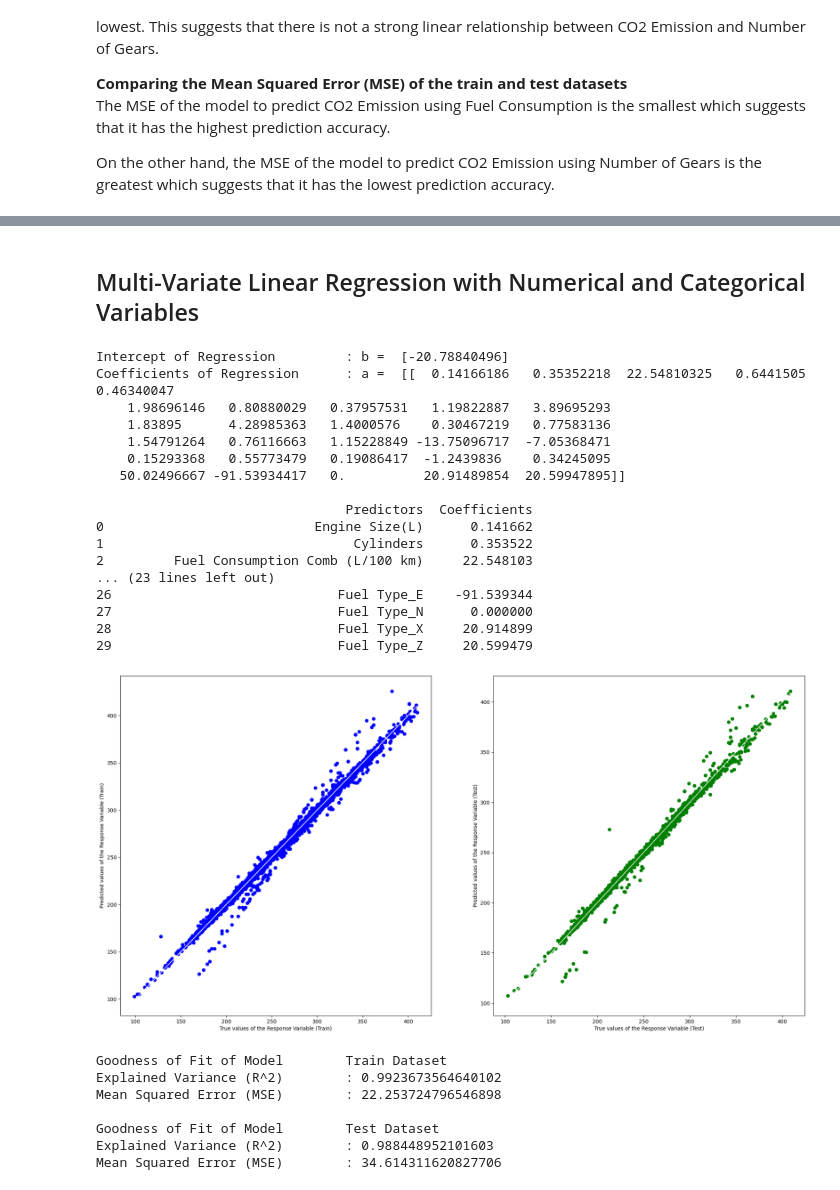
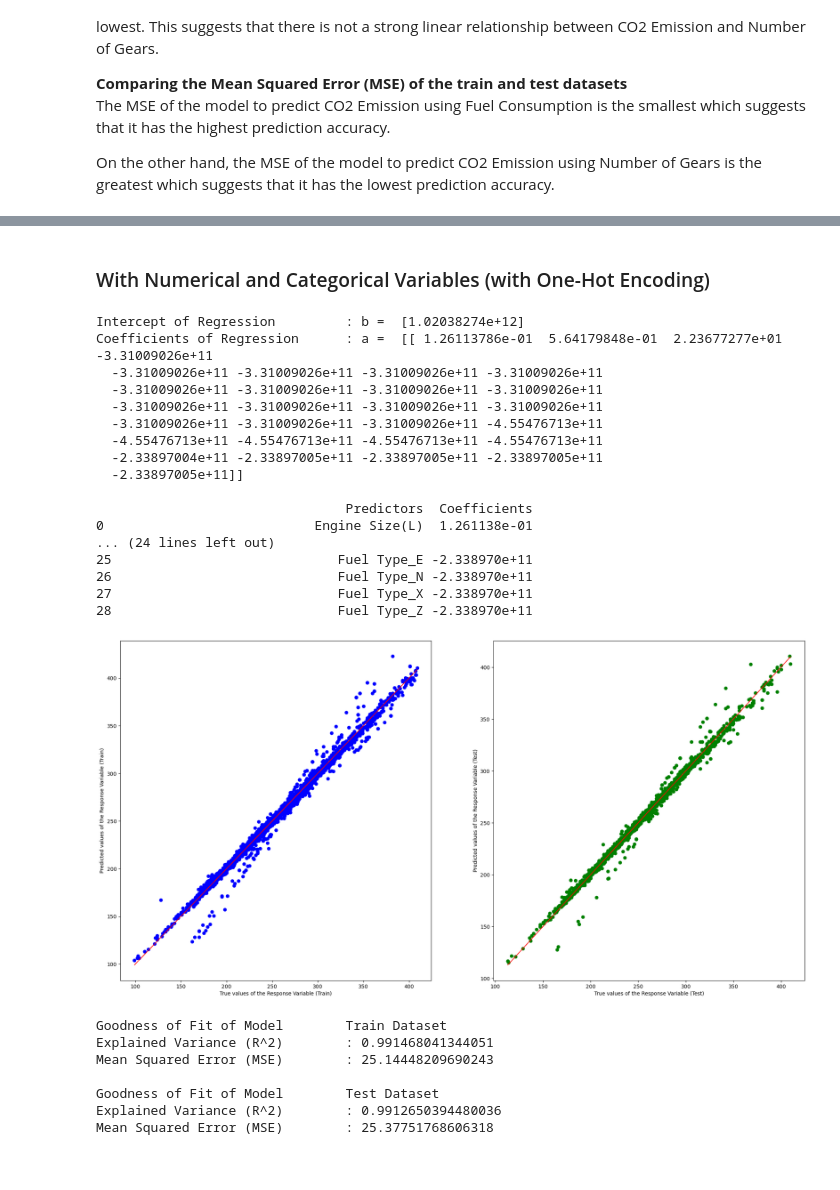
Before and after one commit to imaracoonwelp/SC1015-Project, a Jupyter notebook: Linear Regression Models.ipynb, the cells around one changed output, grey strips where cells are left out. Saved outputs shown, nothing was run; the diff lists cells and outputs as text; code cells hidden in the pictures.

```diff
--- a/Linear Regression Models.ipynb
+++ b/Linear Regression Models.ipynb
@@ -534,9 +538,9 @@ Mean Squared Error (MSE)        : 413.45408823730907
 # %% [markdown]
-## Multi-Variate Linear Regression with Numerical and Categorical Variables
+### With Numerical and Categorical Variables (with One-Hot Encoding)
 # %%
 # Extract Response and Predictors
 y = pd.DataFrame(df["CO2 Emissions(g/km)"])
-X = df.drop(columns=['CO2 Emissions(g/km)'])
+X = df.drop(columns=['CO2 Emissions(g/km)','Number of Gears'])
 
 # Split the Dataset into Train(75%) and Test(25%)
 X_train, X_test, y_train, y_test = train_test_split(X, y, test_size = 0.25)
@@ -554,41 +558,41 @@ print()
 print(pd.DataFrame(list(zip(X_train.columns, linreg.coef_[0])), columns = ["Predictors", "Coefficients"]))
 print()
 # %% [output]
-Intercept of Regression         : b =  [-20.78840496]
-Coefficients of Regression      : a =  [[  0.14166186   0.35352218  22.54810325   0.6441505    0.46340047
-    1.98696146   0.80880029   0.37957531   1.19822887   3.89695293
-    1.83895      4.28985363   1.4000576    0.30467219   0.77583136
-    1.54791264   0.76116663   1.15228849 -13.75096717  -7.05368471
-    0.15293368   0.55773479   0.19086417  -1.2439836    0.34245095
-   50.02496667 -91.53934417   0.          20.91489854  20.59947895]]
+Intercept of Regression         : b =  [1.02038274e+12]
+Coefficients of Regression      : a =  [[ 1.26113786e-01  5.64179848e-01  2.23677277e+01 -3.31009026e+11
+  -3.31009026e+11 -3.31009026e+11 -3.31009026e+11 -3.31009026e+11
+  -3.31009026e+11 -3.31009026e+11 -3.31009026e+11 -3.31009026e+11
+  -3.31009026e+11 -3.31009026e+11 -3.31009026e+11 -3.31009026e+11
+  -3.31009026e+11 -3.31009026e+11 -3.31009026e+11 -4.55476713e+11
+  -4.55476713e+11 -4.55476713e+11 -4.55476713e+11 -4.55476713e+11
+  -2.33897004e+11 -2.33897005e+11 -2.33897005e+11 -2.33897005e+11
+  -2.33897005e+11]]
 
                                 Predictors  Coefficients
-0                           Engine Size(L)      0.141662
-1                                Cylinders      0.353522
-2         Fuel Consumption Comb (L/100 km)     22.548103
-... (23 lines left out)
-26                             Fuel Type_E    -91.539344
-27                             Fuel Type_N      0.000000
-28                             Fuel Type_X     20.914899
-29                             Fuel Type_Z     20.599479
+0                           Engine Size(L)  1.261138e-01
+... (24 lines left out)
+25                             Fuel Type_E -2.338970e+11
+26                             Fuel Type_N -2.338970e+11
+27                             Fuel Type_X -2.338970e+11
+28                             Fuel Type_Z -2.338970e+11
 # %%
 # Predict Response corresponding to Predictors
 y_train_pred = linreg.predict(X_train)
 y_test_pred = linreg.predict(X_test)
 
 # Plot the Predictions vs the True values
 f, axes = plt.subplots(1, 2, figsize=(24, 12))
 axes[0].scatter(y_train, y_train_pred, color = "blue")
-axes[0].plot(y_train, y_train, 'w-', linewidth = 1)
+axes[0].plot(y_train, y_train, 'r-', linewidth = 1)
 axes[0].set_xlabel("True values of the Response Variable (Train)")
 axes[0].set_ylabel("Predicted values of the Response Variable (Train)")
 axes[1].scatter(y_test, y_test_pred, color = "green")
-axes[1].plot(y_test, y_test, 'w-', linewidth = 1)
+axes[1].plot(y_test, y_test, 'r-', linewidth = 1)
 axes[1].set_xlabel("True values of the Response Variable (Test)")
 axes[1].set_ylabel("Predicted values of the Response Variable (Test)")
 plt.show()
 # %% [output]
-[figure, old version]
+[figure, new version]
 # %%
 # Check the Goodness of Fit (on Train Data)
 print("Goodness of Fit of Model \tTrain Dataset")
@@ -603,12 +607,12 @@ print("Mean Squared Error (MSE) \t:", mean_squared_error(y_test, y_test_pred))
 print()
 # %% [output]
 Goodness of Fit of Model        Train Dataset
-Explained Variance (R^2)        : 0.9923673564640102
-Mean Squared Error (MSE)        : 22.253724796546898
+Explained Variance (R^2)        : 0.991468041344051
+Mean Squared Error (MSE)        : 25.14448209690243
 
 Goodness of Fit of Model        Test Dataset
-Explained Variance (R^2)        : 0.988448952101603
-Mean Squared Error (MSE)        : 34.614311620827706
+Explained Variance (R^2)        : 0.9912650394480036
+Mean Squared Error (MSE)        : 25.37751768606318
 # %% [markdown]
 There is a considerable difference between the Multi-Variate Linear Regression with Numerical and Categorical Variables and Multi-Variate Linear Regression with Numerical Variables only.
 
```
Also changed, not shown: parts of 28 cells of this notebook, 2 other files.
